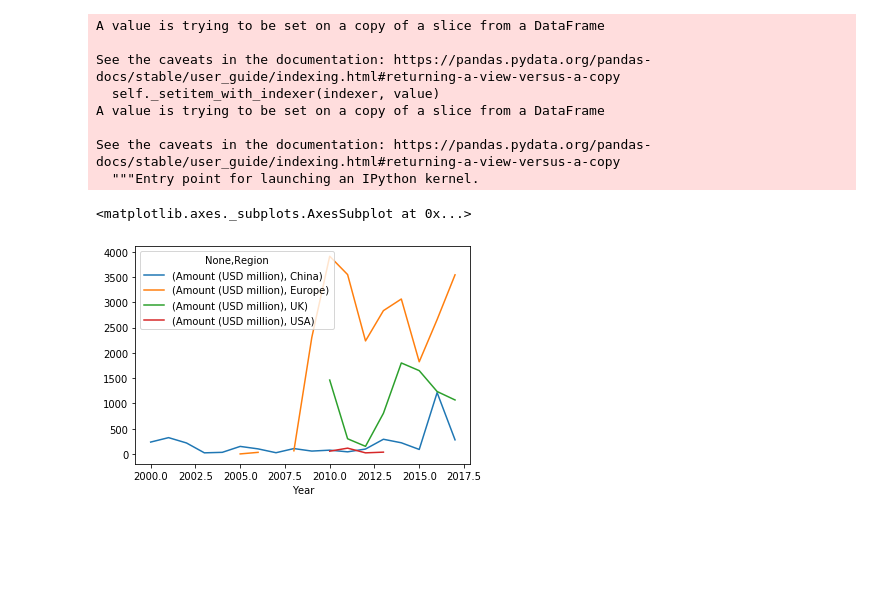
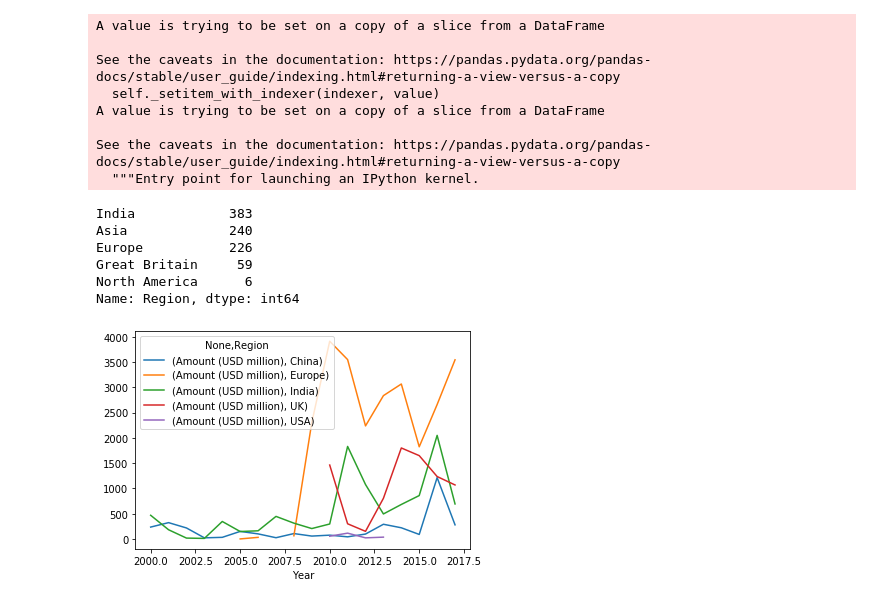
Before and after one commit to coreymcculley/Investigation-into-Carbon-Emmisions-and-Renenwable-Energy, a Jupyter notebook: Renewables investment data.ipynb, the cells around one changed output. Saved outputs shown, nothing was run; the diff lists cells and outputs as text; code cells hidden in the pictures; blank space fills up the shorter version.

```diff
--- a/Renewables investment data.ipynb
+++ b/Renewables investment data.ipynb
@@ -123,7 +123,7 @@ df
 # %%
 Countries = ["Austria","Belgium","Bulgaria",
              "Croatia","Cyprus","Czech Republic","Denmark","Estonia","Finland","France","Germany","Greece","Hungary","Ireland",
-      "Italy","Latvia","Lithuania","Luxembourg","Malta","Netherlands","Poland","Portugal","Romania","Slovakia","Slovenia","Spain","Sweden","USA","UK","China"]
+      "Italy","Latvia","Lithuania","Luxembourg","Malta","Netherlands","Poland","Portugal","Romania","Slovakia","Slovenia","Spain","Sweden","USA","UK","China","India"]
 # %%
 Countries_df = df[df['Recipient Country/Area'].isin(Countries)]
 # %%
@@ -153,14 +153,28 @@ A value is trying to be set on a copy of a slice from a DataFrame
 
 See the caveats in the documentation: https://pandas.pydata.org/pandas-docs/stable/user_guide/indexing.html#returning-a-view-versus-a-copy
   """Entry point for launching an IPython kernel.
+# %%
+test_df = Countries_df.copy(deep=True)
+
+test_df.loc[test_df['Recipient Country/Area']=='India', 'Region']='India'
+
+test_df.Region.value_counts()
+# %% [output]
+India            383
+Asia             240
+Europe           226
+Great Britain     59
+North America      6
+Name: Region, dtype: int64
 # %%
 
-sum_countries = Countries_df.replace({'Asia':'China', "North America":'USA', "Great Britain":'UK'}).groupby(['Region','Year']).sum()
+sum_countries = test_df.replace({'Asia':'China', "North America":'USA', "Great Britain":'UK'}).groupby(['Region','Year']).sum()
 # sum_countries = sum_countries.rename_axis(index={'Asia':'China'})
 # sum_countries.reset_index()
-sum_countries.unstack(level=0).plot.line(subplots=False)
+sum_countries.unstack(level=0).plot(kind='line',subplots=False)
+fig= plt.gcf()
+fig.savefig('its_a_graph.png')
 # %% [output]
-<matplotlib.axes._subplots.AxesSubplot at 0x...>
-[figure, old version]
+[figure, new version]
 # %%
 #Use GroupBy in order to aggregate the data according to the values in the country / year
```
Also changed, not shown: parts of 3 cells of this notebook.
